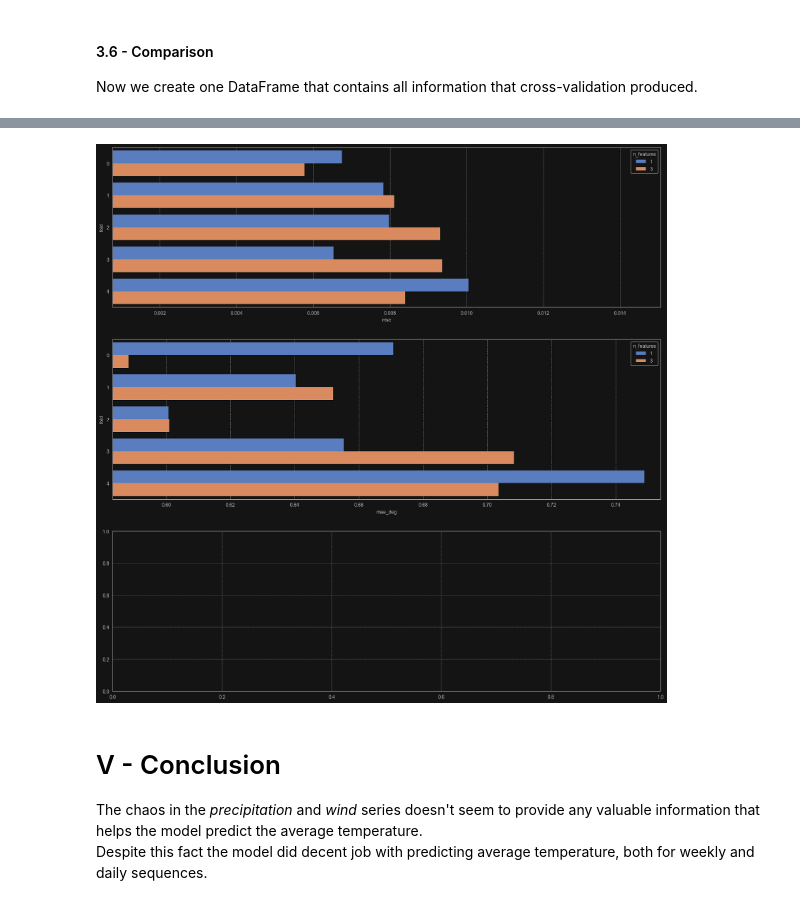
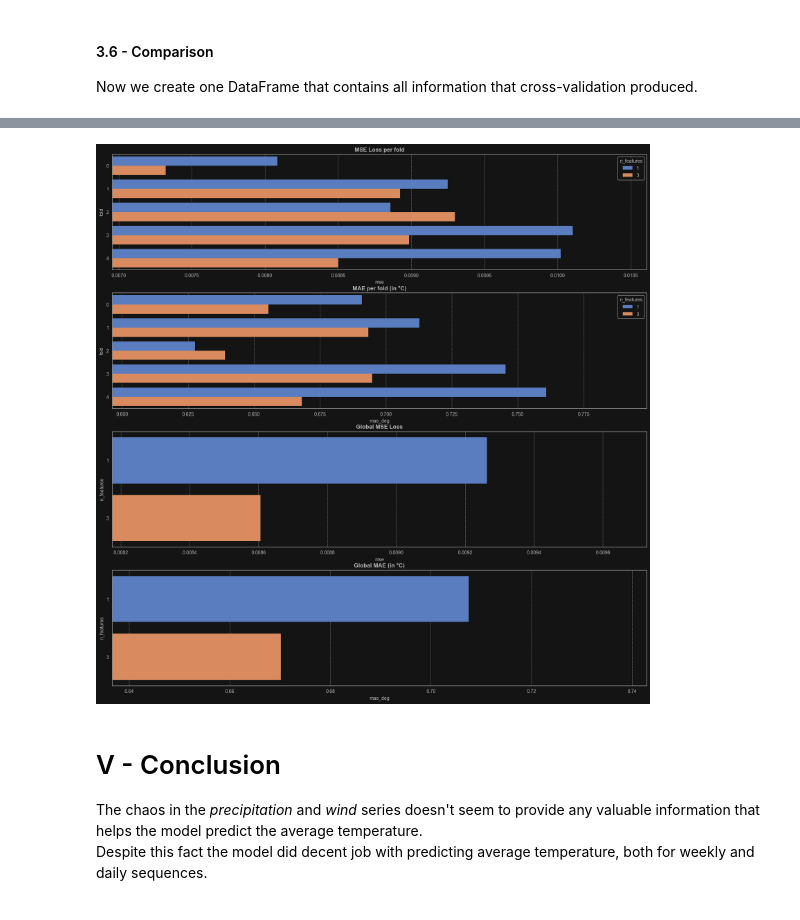
Before and after one commit to gracjan-p/weather-rnn, a Jupyter notebook: notebooks/model.ipynb, the cells around one changed output, grey strips where cells are left out. Drawn from its saved outputs; the diff is of its cells as text; code cells hidden in the pictures.

```diff
--- a/notebooks/model.ipynb
+++ b/notebooks/model.ipynb
@@ -214,7 +214,7 @@ def sequence_dataset(dataset, batch_size, extra_features=False):
 
     return data_loader
 # %%
-batch_size = 7
+batch_size = 8
 train_loader = sequence_dataset(df_train_torch, batch_size=batch_size)
 test_loader = sequence_dataset(df_test_torch, batch_size=batch_size)
 # %%
@@ -588,7 +588,7 @@ for n_features, data in zip([1, 3], [metrics_1, metrics_2]):
     # data = np.stack(data)
     for fold in range(n_folds):
         records.append({
-            'n_features': n_features,
+            'n_features': str(n_features),
             'fold': str(fold),
             'mse': data['mse'][fold],
             'mae_deg': data['mae_deg'][fold]
@@ -614,19 +598,27 @@ cross_val_df['min'].min()
 # %%
-fig, axes = plt.subplots(nrows=3, ncols=1, figsize=(20, 20))
+fig, axes = plt.subplots(nrows=4, ncols=1, figsize=(20, 20))
 axes = axes.flatten()
 
-model_1 = cross_val_df.n_features == 1
-model_3 = cross_val_df.n_features == 3
+mean_df = cross_val_df.drop('fold', axis=1).groupby('n_features').mean().reset_index()
 
 sb.barplot(data=cross_val_df, x='mse', y='fold', hue='n_features', palette="muted", linewidth=0, ax=axes[0])
 sb.barplot(data=cross_val_df, x='mae_deg', y='fold', hue='n_features', palette="muted", linewidth=0, ax=axes[1])
+sb.barplot(data=mean_df, x='mse', y='n_features', palette="muted", linewidth=0, ax=axes[2])
+sb.barplot(data=mean_df, x='mae_deg', y='n_features', palette="muted", linewidth=0, ax=axes[3])
 
-axes[0].set_xlim(cross_val_df['mse'].min() - .005, cross_val_df['mse'].max() + .005)
-axes[1].set_xlim(cross_val_df['mae_deg'].min() - .005, cross_val_df['mae_deg'].max() + .005)
+axes[0].set_xlim(cross_val_df['mse'].min()*0.95, cross_val_df['mse'].max()*1.05)
+axes[1].set_xlim(cross_val_df['mae_deg'].min()*0.95, cross_val_df['mae_deg'].max()*1.05)
+axes[2].set_xlim(mean_df['mse'].min()*0.95, mean_df['mse'].max()*1.05)
+axes[3].set_xlim(mean_df['mae_deg'].min()*0.95, mean_df['mae_deg'].max()*1.05)
+
+axes[0].set_title("MSE Loss per fold", fontweight='bold')
+axes[1].set_title("MAE per fold (in °C)", fontweight='bold')
+axes[2].set_title("Global MSE Loss", fontweight='bold')
+axes[3].set_title("Global MAE (in °C)", fontweight='bold')
 
 plt.show()
 # %% [output]
-[figure, old version]
+[figure, new version]
 # %% [markdown]
 # V - Conclusion
 The chaos in the _precipitation_ and _wind_ series doesn't seem to provide any valuable information that helps the model predict the average temperature. <br>
```
Also changed, not shown: parts of 10 cells of this notebook.
